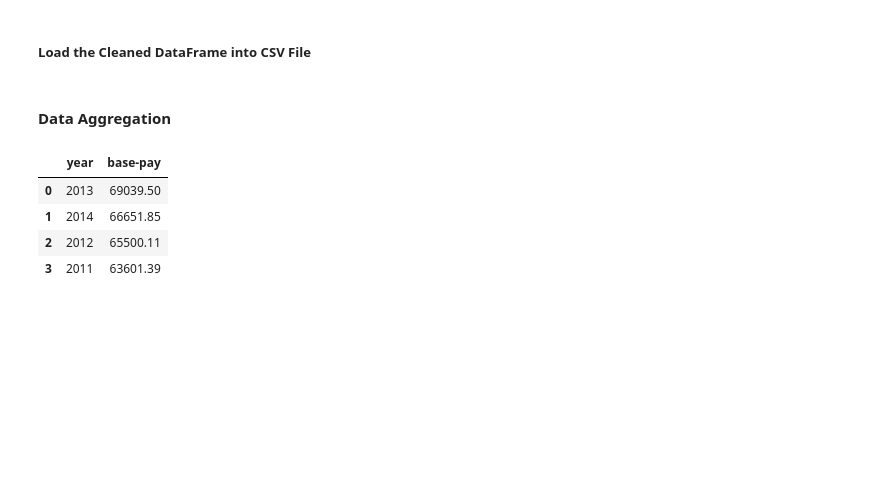
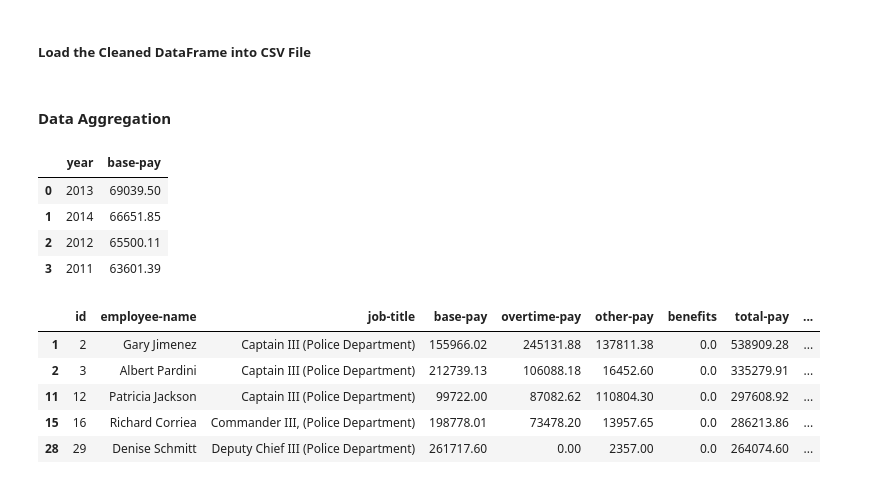
Before and after one commit to leiandrei/Salaries-Dataset-Cleaning-and-Aggregation, a Jupyter notebook: notebooks/analysis.ipynb, the cells around one changed output. Drawn from its saved outputs; the diff is of its cells as text; code cells hidden in the pictures; blank space fills up the shorter version.

```diff
--- a/notebooks/analysis.ipynb
+++ b/notebooks/analysis.ipynb
@@ -187,3 +187,17 @@ avg_base_pay
 | 1 | 2014 | 66651.85 |
 | 2 | 2012 | 65500.11 |
 | 3 | 2011 | 63601.39 |
+# %%
+# department analysis between fire and police depts in terms of total-pay-benefits
+fire_dept = df[df['job-title'].str.contains("Fire Department", na=False)]
+
+police_dept = df[df['job-title'].str.contains("Police Department", na=False)]
+
+police_dept.head(5)
+# %% [output]
+|  | id | employee-name | job-title | base-pay | overtime-pay | other-pay | benefits | total-pay | ... |
+| 1 | 2 | Gary Jimenez | Captain III (Police Department) | 155966.02 | 245131.88 | 137811.38 | 0.0 | 538909.28 | ... |
+| 2 | 3 | Albert Pardini | Captain III (Police Department) | 212739.13 | 106088.18 | 16452.60 | 0.0 | 335279.91 | ... |
+| 11 | 12 | Patricia Jackson | Captain III (Police Department) | 99722.00 | 87082.62 | 110804.30 | 0.0 | 297608.92 | ... |
+| 15 | 16 | Richard Corriea | Commander III, (Police Department) | 198778.01 | 73478.20 | 13957.65 | 0.0 | 286213.86 | ... |
+| 28 | 29 | Denise Schmitt | Deputy Chief III (Police Department) | 261717.60 | 0.00 | 2357.00 | 0.0 | 264074.60 | ... |
```
